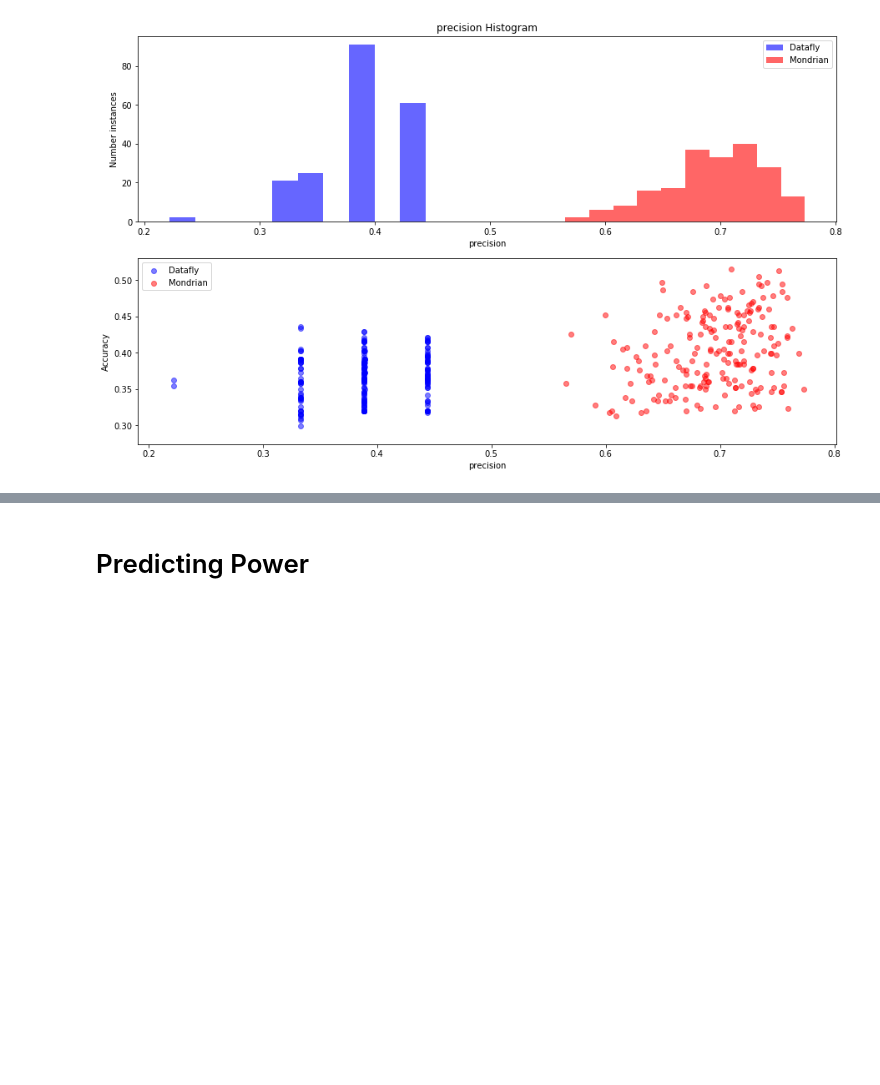
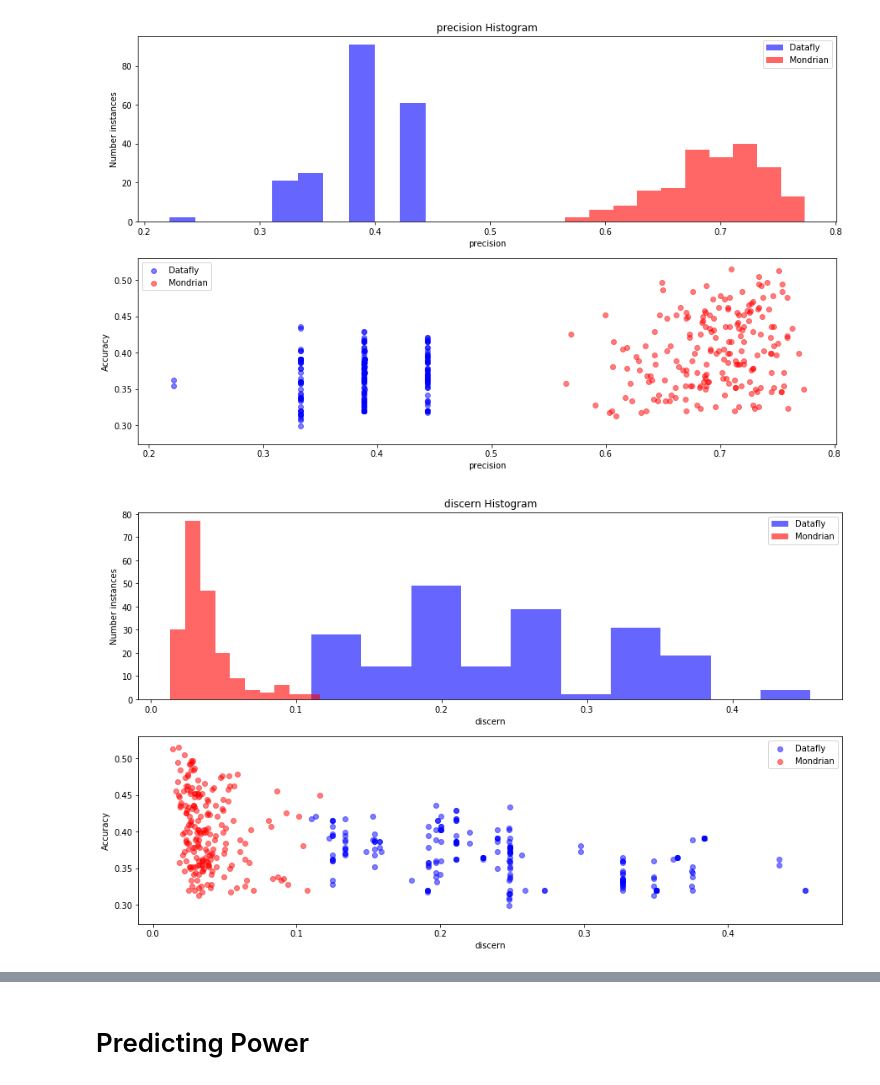
Before and after one commit to Deeep12345/Entropy_utility_measure, a Jupyter notebook: code/results/birth_randoms/analysis.ipynb, the cells around one changed output, grey strips where cells are left out. Saved outputs shown, nothing was run; the diff lists cells and outputs as text; code cells hidden in the pictures; blank space fills up the shorter version.

```diff
--- a/code/results/birth_randoms/analysis.ipynb
+++ b/code/results/birth_randoms/analysis.ipynb
@@ -51,3 +67,7 @@ plot_metric("entropy")
 plot_metric("precision")
 # %% [output]
 [figure]
+# %%
+plot_metric("discern")
+# %% [output]
+[figure, added]
```
Also changed, not shown: parts of 13 cells of this notebook.
